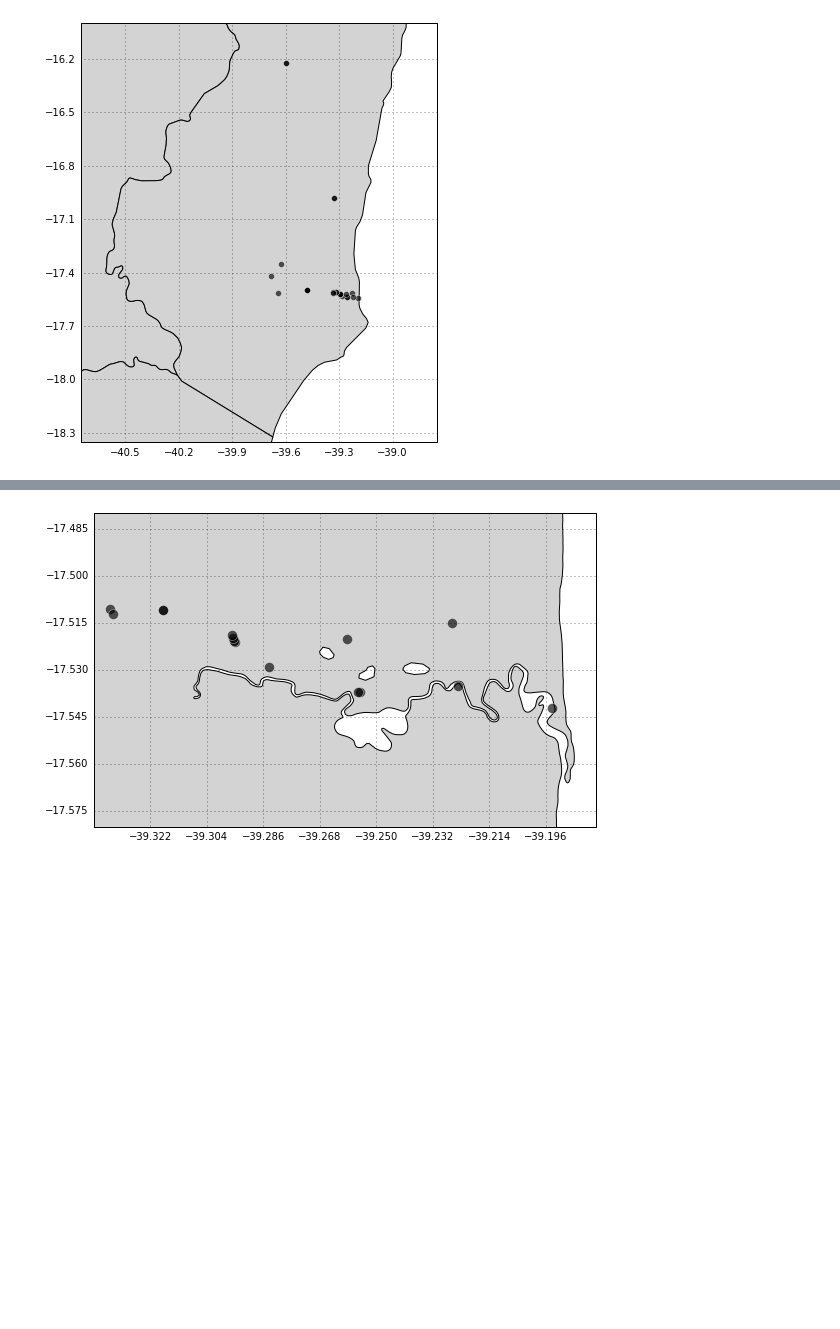
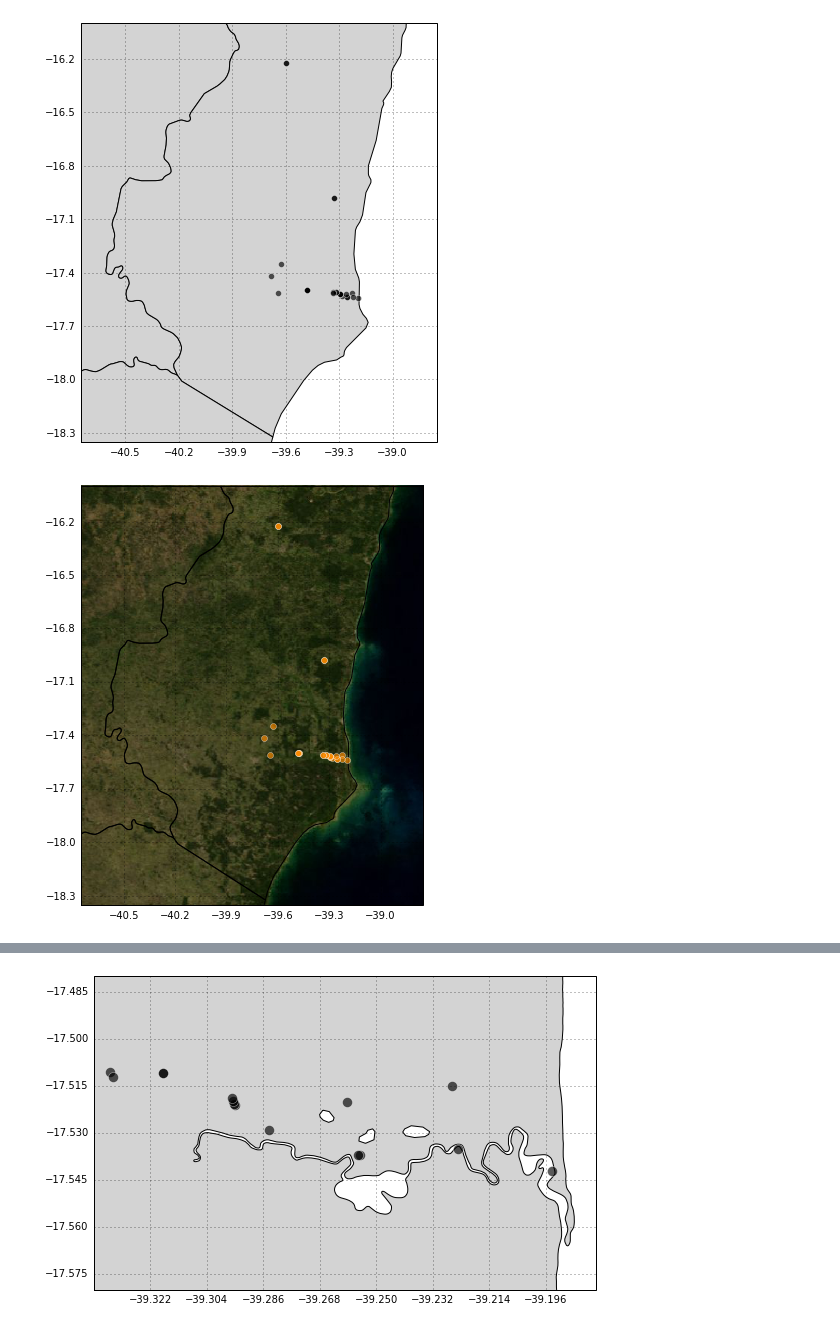
Before and after one commit to juoceano/lecture_figures, a Jupyter notebook: notebooks/2016_PFAs_Bahia_Alcobaca.ipynb, the cells around one changed output, grey strips where cells are left out. Drawn from its saved outputs; the diff is of its cells as text; code cells hidden in the pictures; blank space fills up the shorter version.

Commit message:
Some imagery tests

```diff
--- a/notebooks/2016_PFAs_Bahia_Alcobaca.ipynb
+++ b/notebooks/2016_PFAs_Bahia_Alcobaca.ipynb
@@ -44,3 +50,31 @@ ax.add_feature(states)
 ax.set_extent(extent)
 # %% [output]
 [figure]
+# %%
+from owslib.wmts import WebMapTileService
+
+URL = 'http://gibs.earthdata.nasa.gov/wmts/epsg4326/best/wmts.cgi'
+wmts = WebMapTileService(URL)
+
+layer = 'BlueMarble_NextGeneration' #'MODIS_Terra_SurfaceReflectance_Bands143'
+
+kw = dict(
+    color='darkorange',
+    marker='o',
+    alpha=0.65,
+    linestyle='none',
+    markeredgecolor='white'
+)
+
+
+fig, ax = make_map(projection=ccrs.Mercator())
+ax.plot(df['Longitude'], df['Latitude'],
+        transform=ccrs.Geodetic(), **kw)
+gl = ax.gridlines(draw_labels=True)
+gl.xlabels_top = gl.ylabels_right = False
+ax.add_feature(states, facecolor='none')
+
+ax.set_extent(extent)
+im = ax.add_wmts(wmts, layer)
+# %% [output]
+[figure, added]
```
Also changed, not shown: parts of 3 cells of this notebook.
